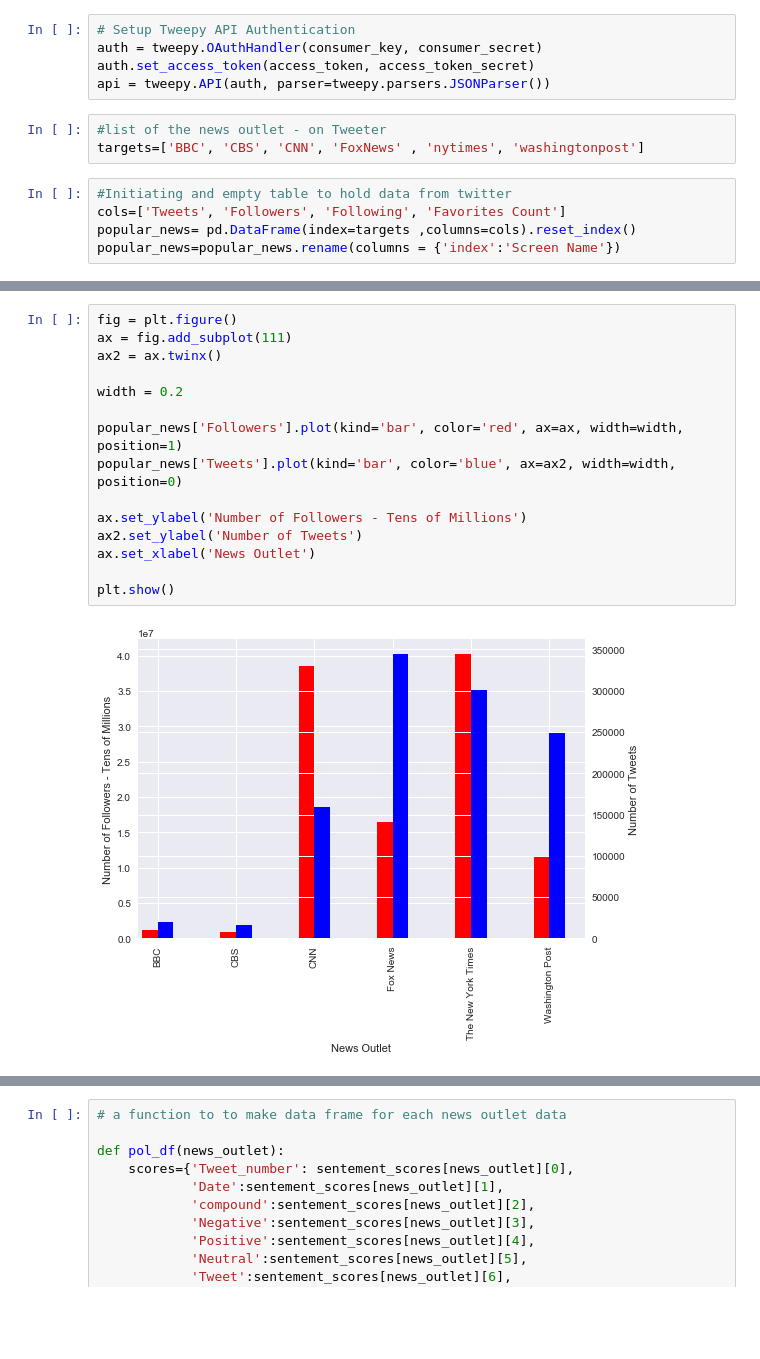
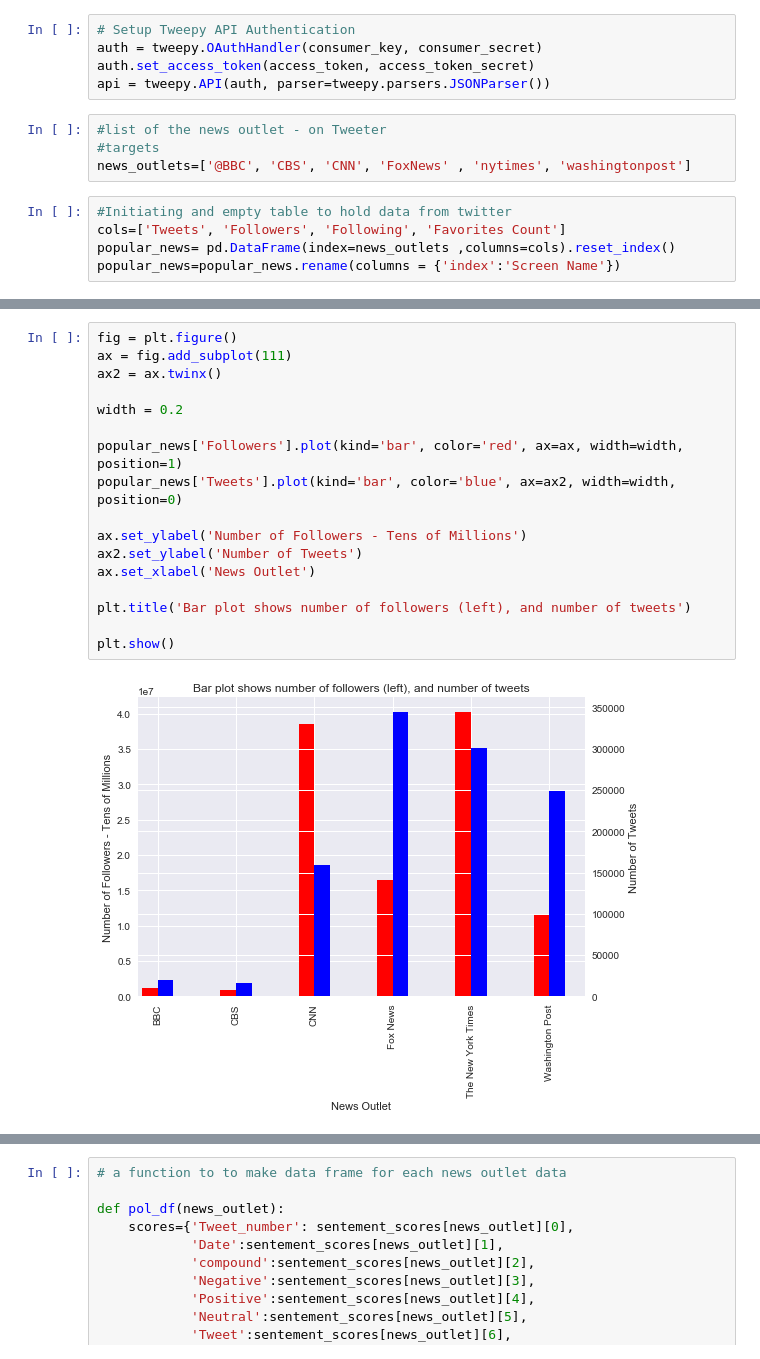
Before and after one commit to aerwemi/News-Mood-Sentiment-Analysis.Python, a Jupyter notebook: News Mood Sentiment Analysis -Python.ipynb, the cells around one changed output, grey strips where cells are left out. Cells and saved outputs as stored; diff of their text form; blank space fills up the shorter version.

```diff
--- a/News Mood Sentiment Analysis -Python.ipynb
+++ b/News Mood Sentiment Analysis -Python.ipynb
@@ -46,11 +46,12 @@ auth.set_access_token(access_token, access_token_secret)
 api = tweepy.API(auth, parser=tweepy.parsers.JSONParser())
 # %%
 #list of the news outlet - on Tweeter
-targets=['BBC', 'CBS', 'CNN', 'FoxNews' , 'nytimes', 'washingtonpost']
+#targets
+news_outlets=['@BBC', 'CBS', 'CNN', 'FoxNews' , 'nytimes', 'washingtonpost']
 # %%
 #Initiating and empty table to hold data from twitter
 cols=['Tweets', 'Followers', 'Following', 'Favorites Count']
-popular_news= pd.DataFrame(index=targets ,columns=cols).reset_index()
+popular_news= pd.DataFrame(index=news_outlets ,columns=cols).reset_index()
 popular_news=popular_news.rename(columns = {'index':'Screen Name'})
 # %%
 # Iterate through DataFrame
@@ -95,20 +96,22 @@ popular_news
 # %%
 fig = plt.figure()
 ax = fig.add_subplot(111)
 ax2 = ax.twinx()
 
 width = 0.2
 
 popular_news['Followers'].plot(kind='bar', color='red', ax=ax, width=width, position=1)
 popular_news['Tweets'].plot(kind='bar', color='blue', ax=ax2, width=width, position=0)
 
 ax.set_ylabel('Number of Followers - Tens of Millions')
 ax2.set_ylabel('Number of Tweets')
 ax.set_xlabel('News Outlet')
 
+plt.title('Bar plot shows number of followers (left), and number of tweets')
+
 plt.show()
 # %% [output]
-[figure, old version]
+[figure, new version]
 # %%
 # Target User
 news_outlets =('BBC', 'CBS', 'CNN', 'FoxNews', 'nytimes', 'washingtonpost' )
```
Also changed, not shown: parts of 10 cells of this notebook.
